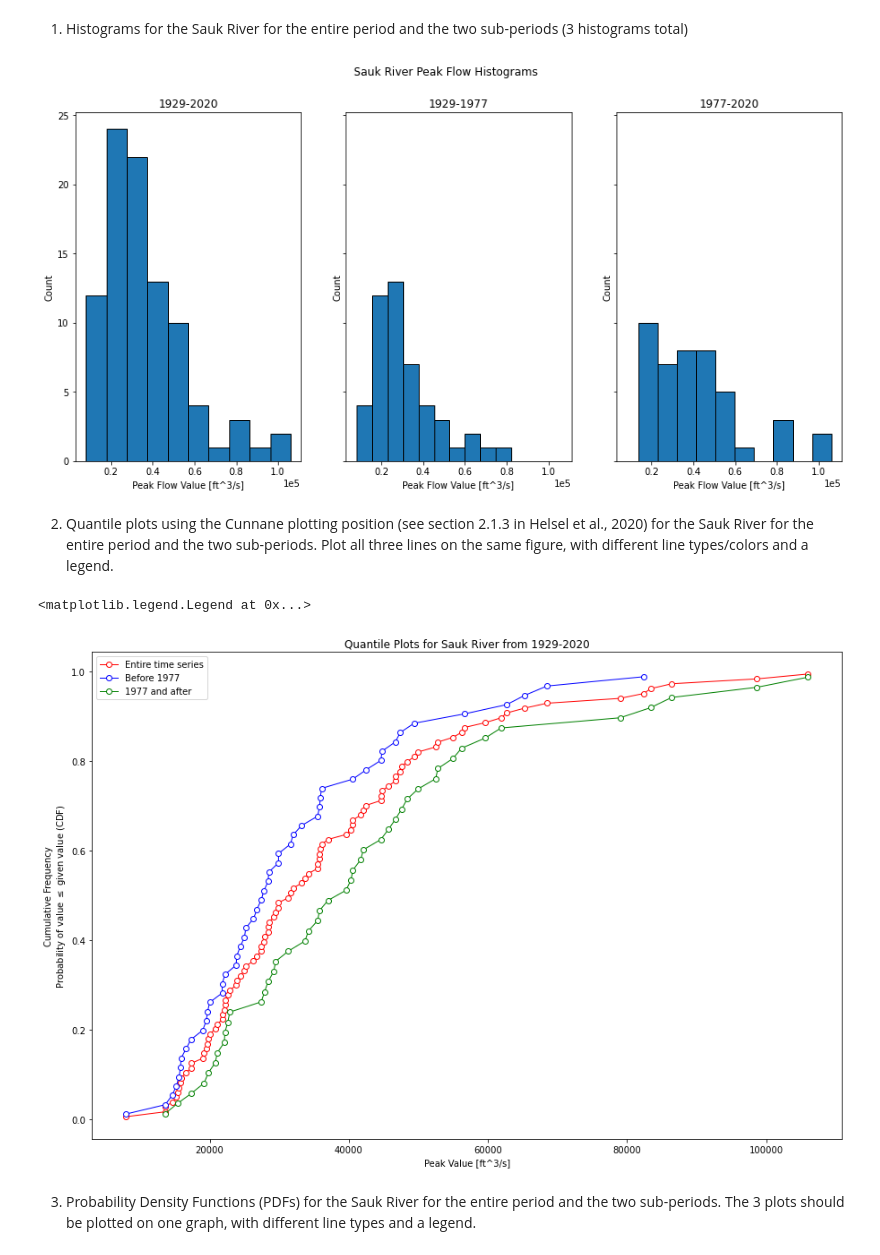
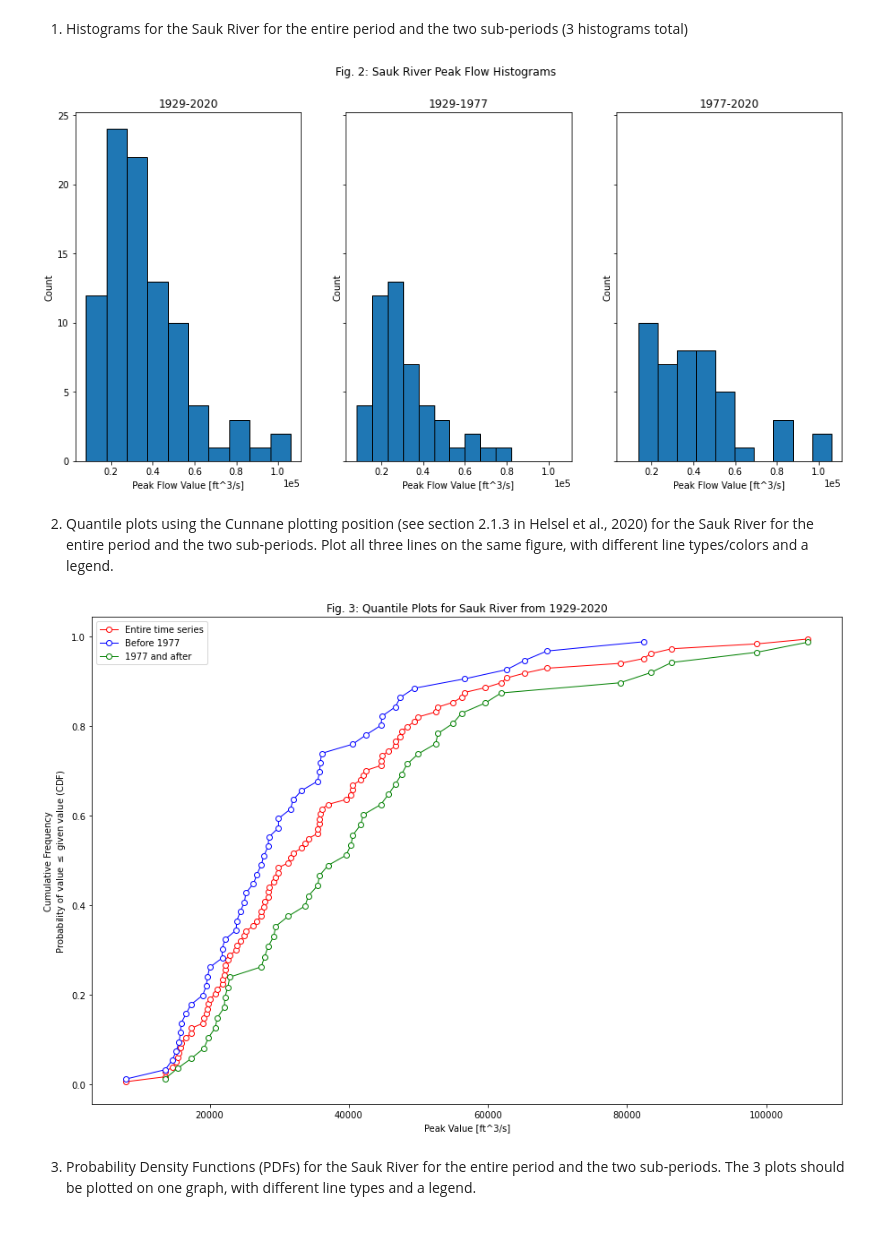
Before and after one commit to egagli/cewa565, a Jupyter notebook: homework/1/hw1.ipynb, the cells around one changed output. Drawn from its saved outputs; the diff is of its cells as text; code cells hidden in the pictures.

```diff
--- a/homework/1/hw1.ipynb
+++ b/homework/1/hw1.ipynb
@@ -47,18 +46,18 @@ Sauk_data_after_1977 = Sauk_data[Sauk_data['water_year']>=1977]
 # %%
 f,ax = plt.subplots(1,3,figsize=(15,7),sharey=True,sharex=True)
 ax[0].hist(Sauk_data['peak_va'],bins=10,ec='k')
 ax[1].hist(Sauk_data_before_1977['peak_va'],bins=10,ec='k')
 ax[2].hist(Sauk_data_after_1977['peak_va'],bins=10,ec='k')
 ax[0].set_title('1929-2020')
 ax[1].set_title('1929-1977')
 ax[2].set_title('1977-2020')
-f.suptitle('Sauk River Peak Flow Histograms')
+f.suptitle('Fig. 2: Sauk River Peak Flow Histograms')
 for axs in ax:
     axs.set_xlabel('Peak Flow Value [ft^3/s]')
     axs.set_ylabel('Count')
     axs.ticklabel_format(axis='x', style='sci', scilimits=(0,0))
 # %% [output]
-[figure, old version]
+[figure, new version]
 # %% [markdown]
 2. Quantile plots using the Cunnane plotting position (see section 2.1.3 in Helsel et al., 2020) for the Sauk River for the entire period and the two sub-periods. Plot all three lines on the same figure, with different line types/colors and a legend.
 # %%
@@ -85,13 +84,12 @@ cunnane_quantile(Sauk_data_before_1977,'peak_va').plot(ax=ax,x='peak_va',y='cunn
 cunnane_quantile(Sauk_data_after_1977,'peak_va').plot(ax=ax,x='peak_va',y='cunnane_plotting_position',linestyle='-', lw=1,
                marker='o', markerfacecolor='white', markeredgecolor='g',
                color='g',label='1977 and after')
-ax.set_title('Quantile Plots for Sauk River from 1929-2020')
+ax.legend()
+ax.set_title('Fig. 3: Quantile Plots for Sauk River from 1929-2020')
 ax.set_xlabel('Peak Value [ft^3/s]')
-ax.set_ylabel('Cumulative Frequency\nProbability of value $\leq$ given value (CDF)')
-ax.legend()
+ax.set_ylabel('Cumulative Frequency\nProbability of value $\leq$ given value (CDF)');
 # %% [output]
-<matplotlib.legend.Legend at 0x...>
-[figure, old version]
+[figure, new version]
 # %% [markdown]
 3. Probability Density Functions (PDFs) for the Sauk River for the entire period and the two sub-periods. The 3 plots should be plotted on one graph, with different line types and a legend.
 # %%
```
Also changed, not shown: parts of 7 cells of this notebook.
